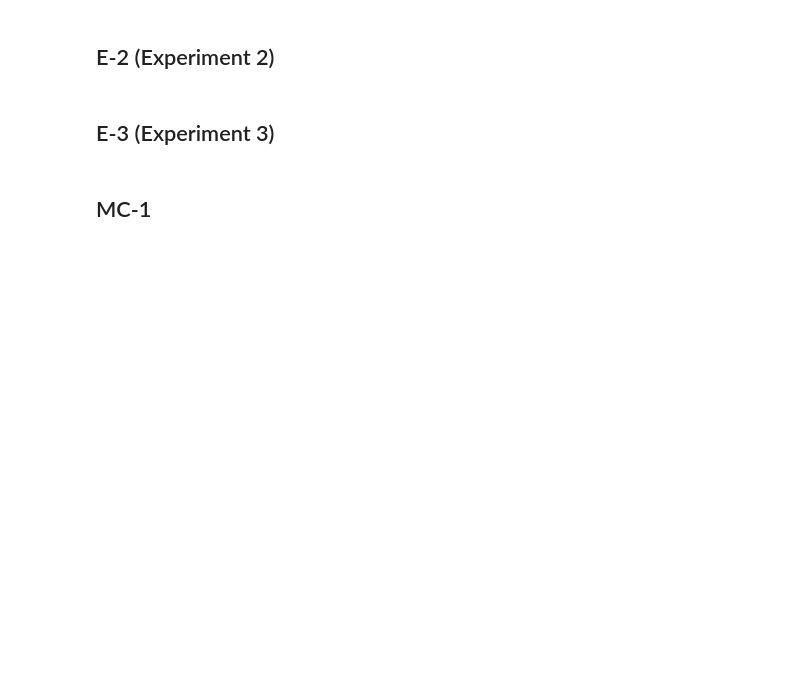
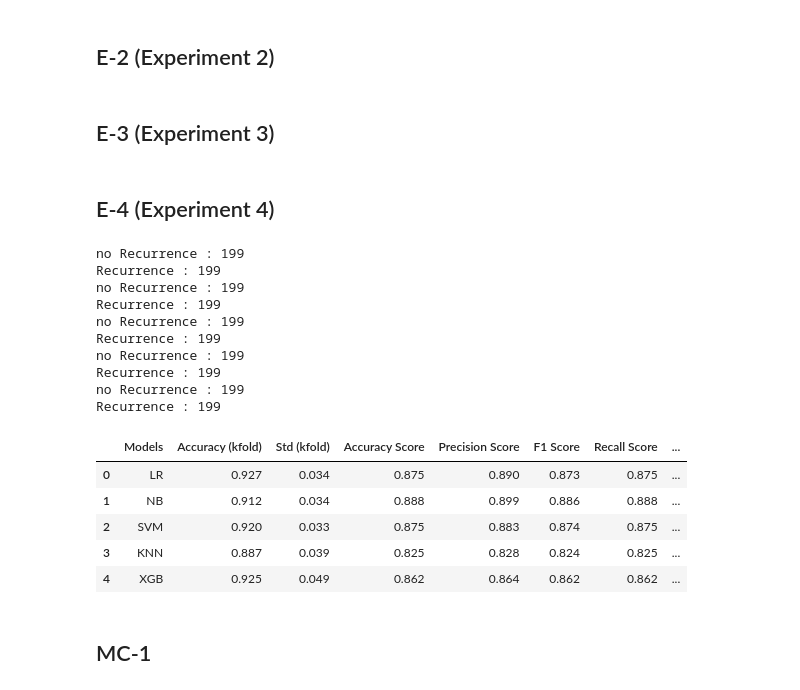
Before and after one commit to DiegoPaezA/Cancer-Classification, a Jupyter notebook: Projeto_Cancer.ipynb, the cells around one changed output. Cells and saved outputs as stored; diff of their text form; code cells hidden in the pictures; blank space fills up the shorter version.

Commit message:
run E4 experiment

```diff
--- a/Projeto_Cancer.ipynb
+++ b/Projeto_Cancer.ipynb
@@ -323,4 +318,26 @@ E3_Results = run_experiment(E3_data, "Class", test_size=0.2)
 E3_Results
+# %% [markdown]
+## E-4 (Experiment 4)
+# %%
+E4_Result = run_experiment(E4_data, "Class","E4", test_size=0.2)
+E4_Result
+# %% [output]
+no Recurrence : 199
+Recurrence : 199
+no Recurrence : 199
+Recurrence : 199
+no Recurrence : 199
+Recurrence : 199
+no Recurrence : 199
+Recurrence : 199
+no Recurrence : 199
+Recurrence : 199
+|  | Models | Accuracy (kfold) | Std (kfold) | Accuracy Score | Precision Score | F1 Score | Recall Score | ... |
+| 0 | LR | 0.927 | 0.034 | 0.875 | 0.890 | 0.873 | 0.875 | ... |
+| 1 | NB | 0.912 | 0.034 | 0.888 | 0.899 | 0.886 | 0.888 | ... |
+| 2 | SVM | 0.920 | 0.033 | 0.875 | 0.883 | 0.874 | 0.875 | ... |
+| 3 | KNN | 0.887 | 0.039 | 0.825 | 0.828 | 0.824 | 0.825 | ... |
+| 4 | XGB | 0.925 | 0.049 | 0.862 | 0.864 | 0.862 | 0.862 | ... |
 # %% [markdown]
 ## MC-1
 # %% [markdown]
```
Also changed, not shown: parts of 3 cells of this notebook.
